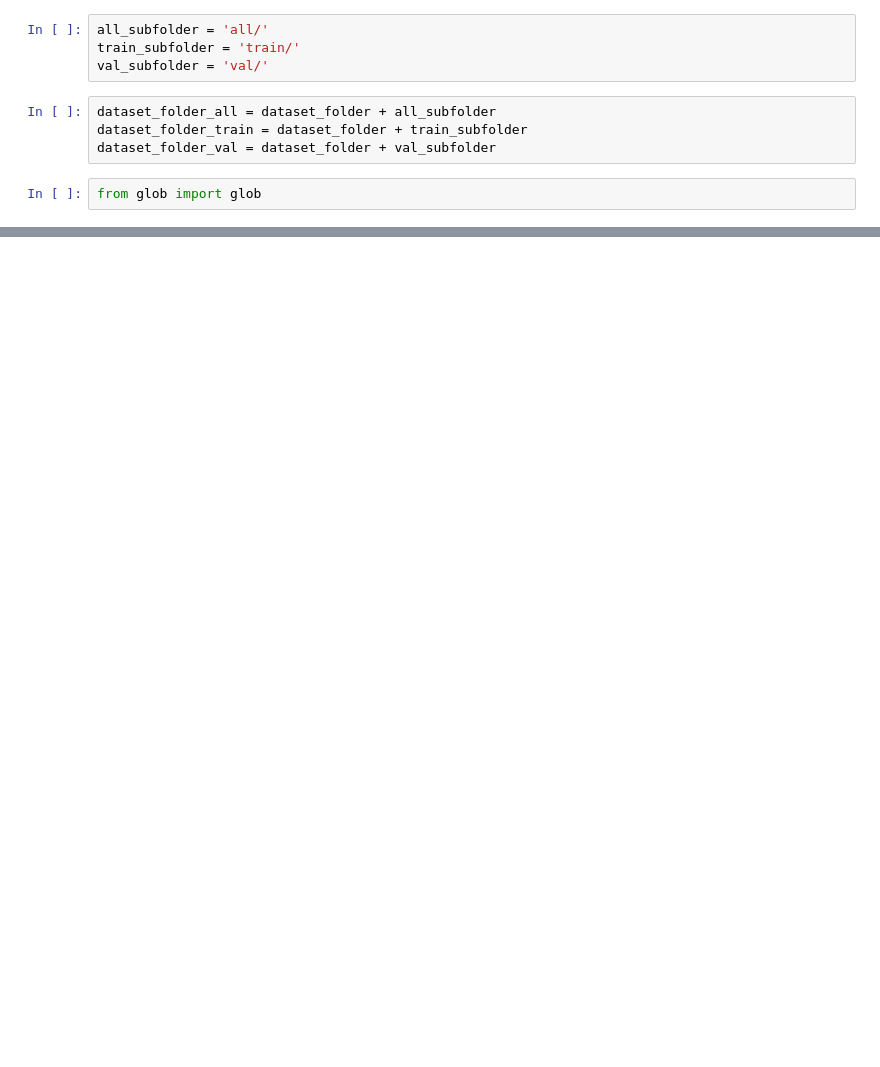
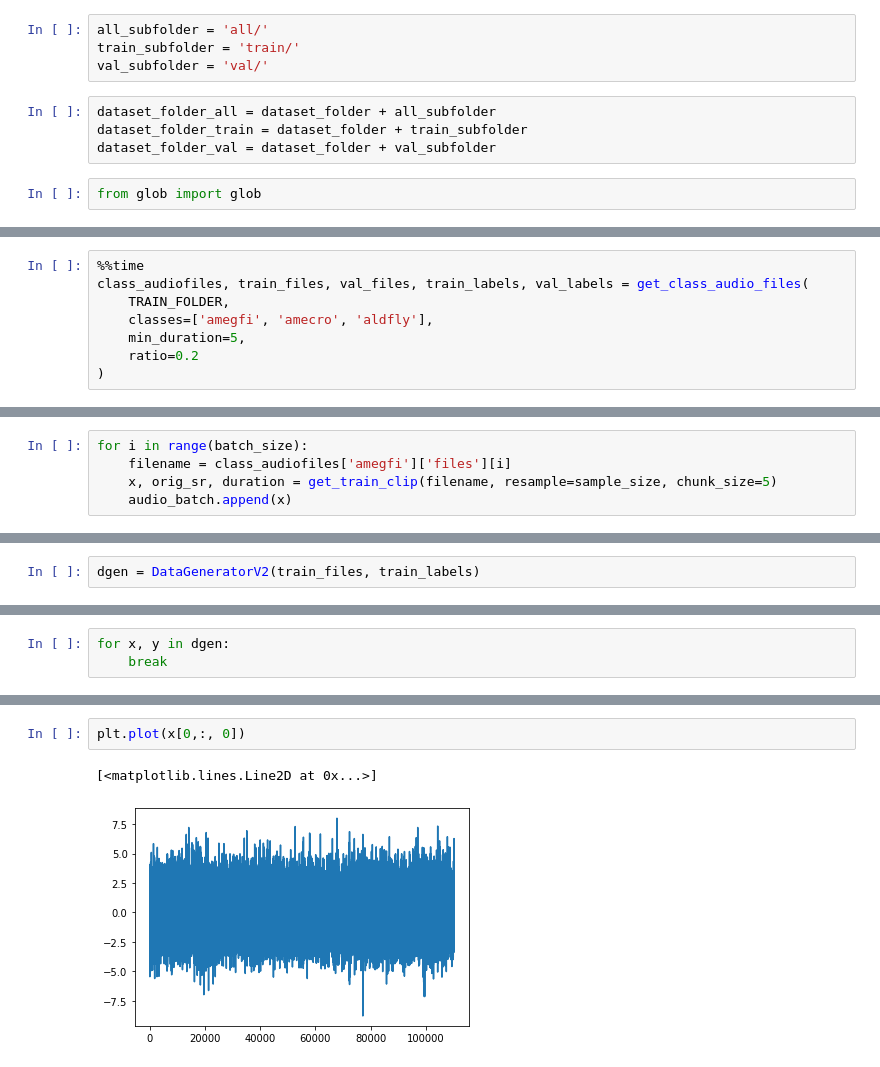
Before and after one commit to jganzabal/kaggle-birds, a Jupyter notebook: 01_Preprocess.ipynb, the cells around one changed output, grey strips where cells are left out. Cells and saved outputs as stored; diff of their text form; blank space fills up the shorter version.

```diff
--- a/01_Preprocess.ipynb
+++ b/01_Preprocess.ipynb
@@ -170,0 +220,8 @@ len(glob(dataset_folder_all+'**/*', recursive=True))
+# %%
+%%time
+class_audiofiles, train_files, val_files, train_labels, val_labels = get_class_audio_files(
+    TRAIN_FOLDER,
+    classes=['amegfi', 'amecro', 'aldfly'],
+    min_duration=5,
+    ratio=0.2
+)
@@ -170,0 +249,5 @@ len(glob(dataset_folder_all+'**/*', recursive=True))
+# %%
+for i in range(batch_size):
+    filename = class_audiofiles['amegfi']['files'][i]
+    x, orig_sr, duration = get_train_clip(filename, resample=sample_size, chunk_size=5)
+    audio_batch.append(x)
@@ -170,0 +258,2 @@ len(glob(dataset_folder_all+'**/*', recursive=True))
+# %%
+dgen = DataGeneratorV2(train_files, train_labels)
@@ -170,0 +262,3 @@ len(glob(dataset_folder_all+'**/*', recursive=True))
+# %%
+for x, y in dgen:
+    break
@@ -170,0 +289,5 @@ len(glob(dataset_folder_all+'**/*', recursive=True))
+# %%
+plt.plot(x[0,:, 0])
+# %% [output]
+[<matplotlib.lines.Line2D at 0x...>]
+[figure, added]
```
Also changed, not shown: parts of 45 cells of this notebook, 3 other files.
